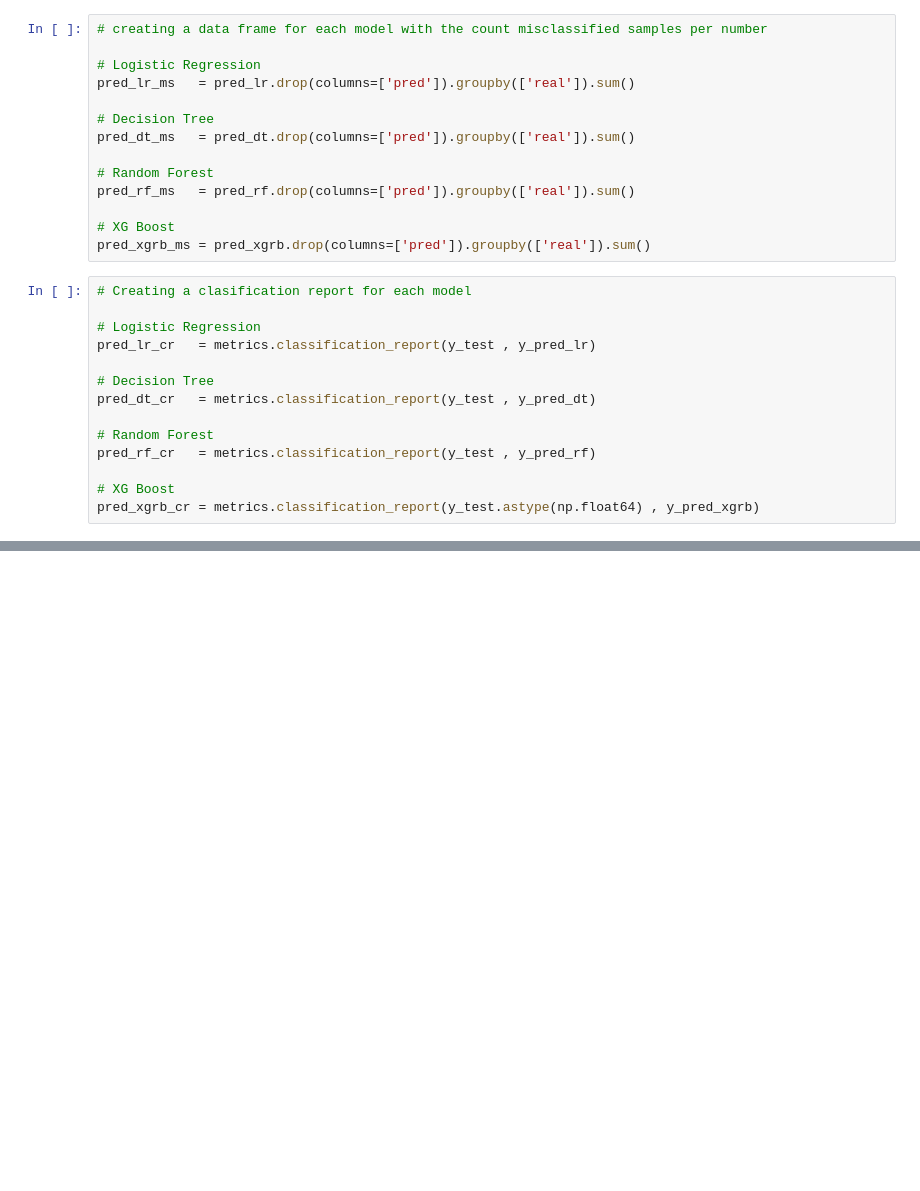
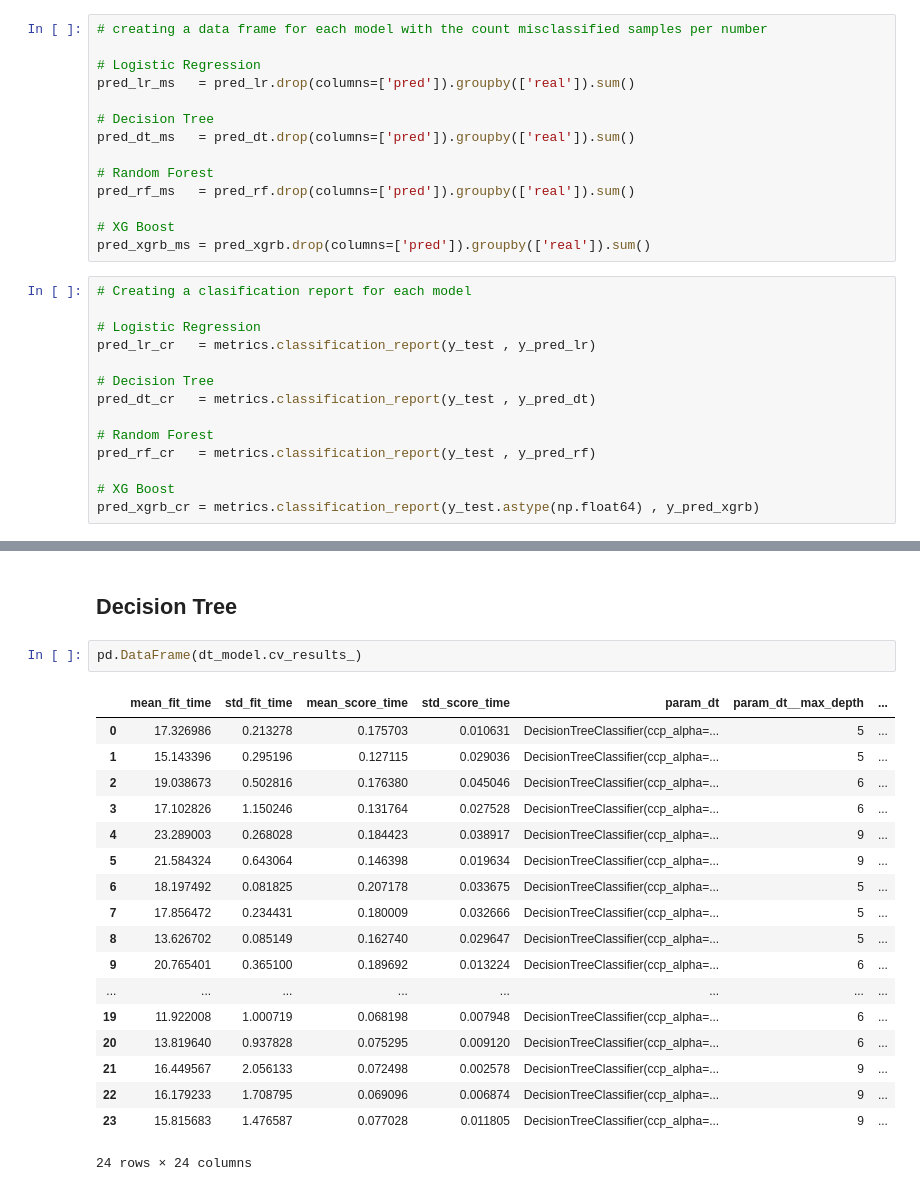
Before and after one commit to Alexisbiancotti/Image_Classification_Algorithm, a Jupyter notebook: Image_Classification_Algorithm_Testing.ipynb, the cells around one changed output, grey strips where cells are left out. Saved outputs shown, nothing was run; the diff lists cells and outputs as text; blank space fills up the shorter version.

```diff
--- a/Image_Classification_Algorithm_Testing.ipynb
+++ b/Image_Classification_Algorithm_Testing.ipynb
@@ -173,0 +364,23 @@ pred_xgrb_cr
+# %% [markdown]
+## Decision Tree
+# %%
+pd.DataFrame(dt_model.cv_results_)
+# %% [output]
+|  | mean_fit_time | std_fit_time | mean_score_time | std_score_time | param_dt | param_dt__max_depth | ... |
+| 0 | 17.326986 | 0.213278 | 0.175703 | 0.010631 | DecisionTreeClassifier(ccp_alpha=... | 5 | ... |
+| 1 | 15.143396 | 0.295196 | 0.127115 | 0.029036 | DecisionTreeClassifier(ccp_alpha=... | 5 | ... |
+| 2 | 19.038673 | 0.502816 | 0.176380 | 0.045046 | DecisionTreeClassifier(ccp_alpha=... | 6 | ... |
+| 3 | 17.102826 | 1.150246 | 0.131764 | 0.027528 | DecisionTreeClassifier(ccp_alpha=... | 6 | ... |
+| 4 | 23.289003 | 0.268028 | 0.184423 | 0.038917 | DecisionTreeClassifier(ccp_alpha=... | 9 | ... |
+| 5 | 21.584324 | 0.643064 | 0.146398 | 0.019634 | DecisionTreeClassifier(ccp_alpha=... | 9 | ... |
+| 6 | 18.197492 | 0.081825 | 0.207178 | 0.033675 | DecisionTreeClassifier(ccp_alpha=... | 5 | ... |
+| 7 | 17.856472 | 0.234431 | 0.180009 | 0.032666 | DecisionTreeClassifier(ccp_alpha=... | 5 | ... |
+| 8 | 13.626702 | 0.085149 | 0.162740 | 0.029647 | DecisionTreeClassifier(ccp_alpha=... | 5 | ... |
+| 9 | 20.765401 | 0.365100 | 0.189692 | 0.013224 | DecisionTreeClassifier(ccp_alpha=... | 6 | ... |
+| ... | ... | ... | ... | ... | ... | ... | ... |
+| 19 | 11.922008 | 1.000719 | 0.068198 | 0.007948 | DecisionTreeClassifier(ccp_alpha=... | 6 | ... |
+| 20 | 13.819640 | 0.937828 | 0.075295 | 0.009120 | DecisionTreeClassifier(ccp_alpha=... | 6 | ... |
+| 21 | 16.449567 | 2.056133 | 0.072498 | 0.002578 | DecisionTreeClassifier(ccp_alpha=... | 9 | ... |
+| 22 | 16.179233 | 1.708795 | 0.069096 | 0.006874 | DecisionTreeClassifier(ccp_alpha=... | 9 | ... |
+| 23 | 15.815683 | 1.476587 | 0.077028 | 0.011805 | DecisionTreeClassifier(ccp_alpha=... | 9 | ... |
+24 rows × 24 columns
```
Also changed, not shown: parts of 27 cells of this notebook, 5 other files.
